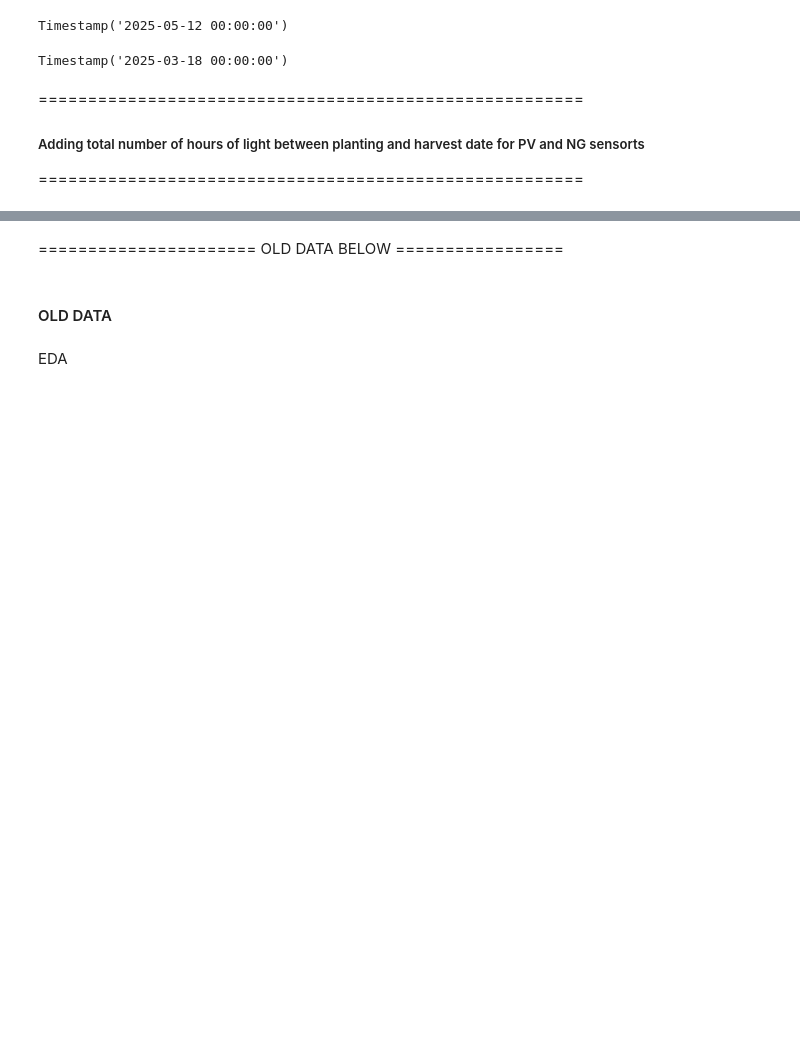
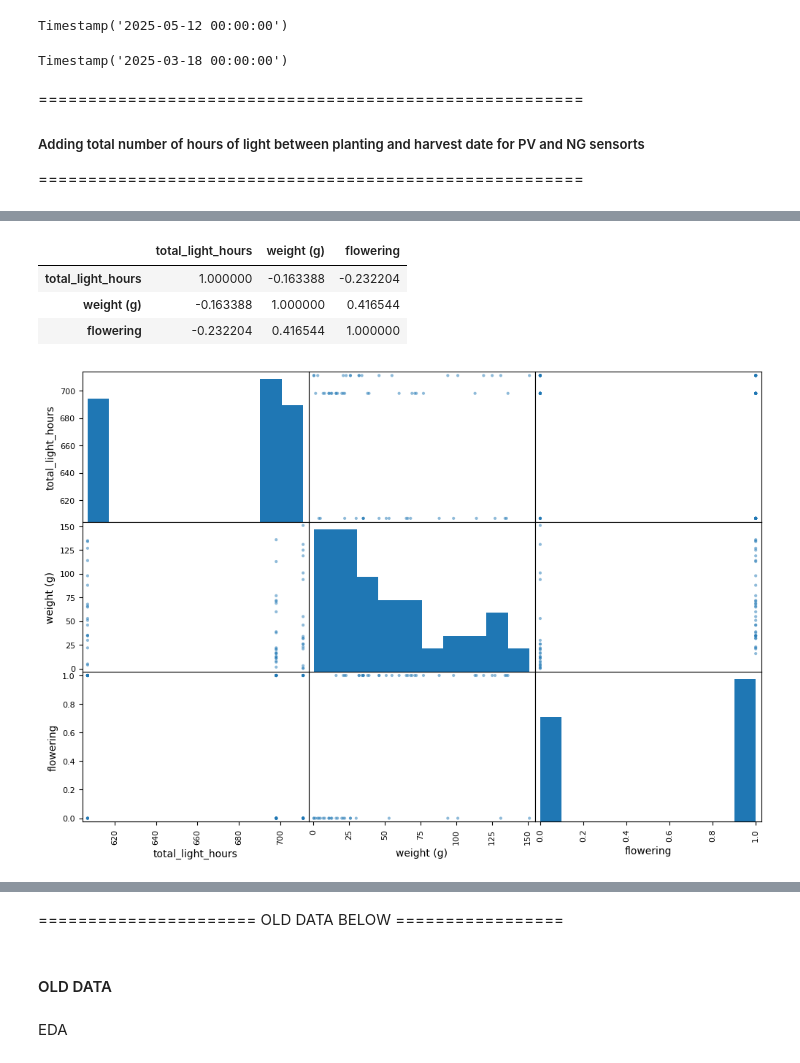
Before and after one commit to taniabuzykina/keylife-ng-pv, a Jupyter notebook: ml_project_1/plant_data_ml.ipynb, the cells around one changed output, grey strips where cells are left out. Saved outputs shown, nothing was run; the diff lists cells and outputs as text; code cells hidden in the pictures; blank space fills up the shorter version.

Commit message:
added total number of light hours per plant

```diff
--- a/ml_project_1/plant_data_ml.ipynb
+++ b/ml_project_1/plant_data_ml.ipynb
@@ -671,5 +670,6 @@ def calculate_hours_br1_greater_than_one(df, br):
     time_diff = 0.5
 
     # Group by date and count occurrences, then multiply by time interval
-    return filtered_df.groupby('Date').size() * time_diff
+    result = filtered_df.groupby('Date').size() * time_diff
+    return result.to_dict()
 # %%
@@ -701,0 +682,6 @@ KeyError: 'br1'
+# %%
+cols_to_keep = ['weight (g)', 'flowering',
+    'energy-solar', 'energy-grid', 'growing_period_days',
+    'shape-R', 'shape-IR', 'planting date', 'cor harvest date']
+plant_df = data[cols_to_keep].copy()
+plant_df.dropna(subset=['flowering'], inplace=True)
@@ -701,0 +750,25 @@ KeyError: 'br1'
+# %%
+# Example usage:
+# Assuming plants_df is your DataFrame from the image
+# and daily_light_hours is the dictionary from the previous calculation
+
+# Sample daily_light_hours dictionary (for demonstration)
+# This would be the actual result from your previous algorithm
+pv_br2_hrs = calculate_hours_br1_greater_than_one(pv_df, 'br2')
+ng_br1_hrs = calculate_hours_br1_greater_than_one(ng_df, 'br1')
+
+# Calculate total light hours for each plant
+result_df = calculate_total_light_hours_per_plant(plant_df, ng_br1_hrs)
+# print(result_df[['planting date', 'cor harvest date', 'total_light_hours']])
+# %%
+result_df[['total_light_hours', 'weight (g)', 'flowering']].corr()
+# %% [output]
+|  | total_light_hours | weight (g) | flowering |
+| total_light_hours | 1.000000 | -0.163388 | -0.232204 |
+| weight (g) | -0.163388 | 1.000000 | 0.416544 |
+| flowering | -0.232204 | 0.416544 | 1.000000 |
+# %%
+scatter_matrix(result_df[['total_light_hours', 'weight (g)', 'flowering']], figsize=(12, 8))
+plt.show()
+# %% [output]
+[figure, added]
```
Also changed, not shown: parts of 7 cells of this notebook.
